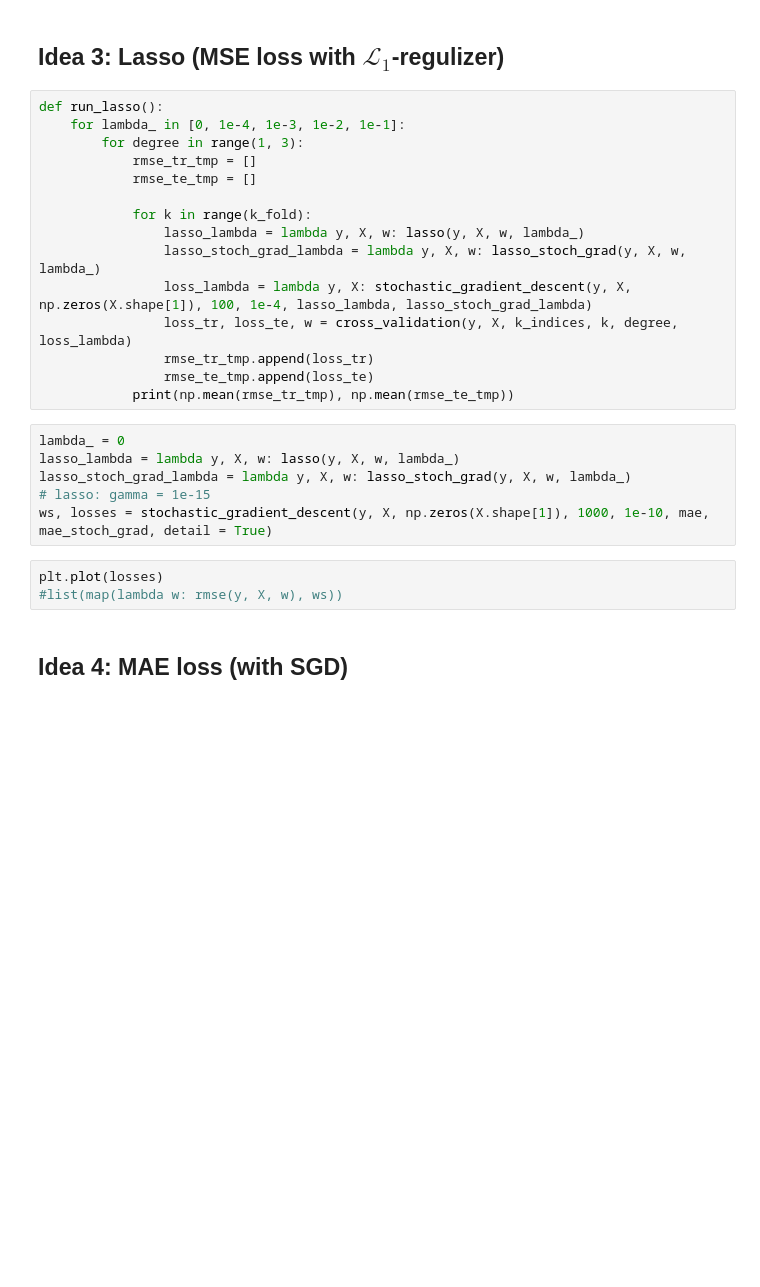
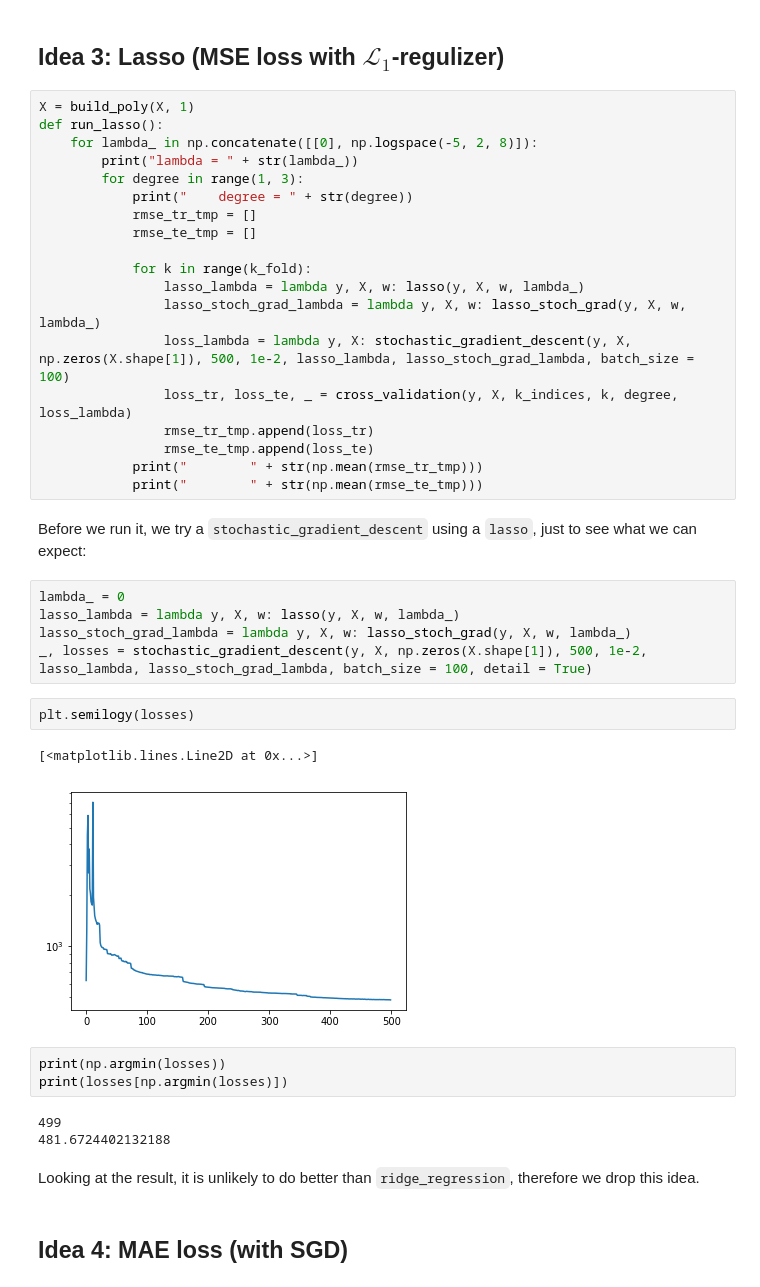
Before and after one commit to EtienneBonvin/cosmo_project, a Jupyter notebook: COSMO.ipynb, the cells around one changed output. Drawn from its saved outputs; the diff is of its cells as text; blank space fills up the shorter version.

Commit message:
MAE + lasso tested

```diff
--- a/COSMO.ipynb
+++ b/COSMO.ipynb
@@ -77,29 +118,44 @@ def run_ridge_regression():
 # %% [markdown]
 ## Idea 3: Lasso (MSE loss with $\mathcal{L}_1$-regulizer)
 # %%
+X = build_poly(X, 1)
 def run_lasso():
-    for lambda_ in [0, 1e-4, 1e-3, 1e-2, 1e-1]:
+    for lambda_ in np.concatenate([[0], np.logspace(-5, 2, 8)]):
+        print("lambda = " + str(lambda_))
         for degree in range(1, 3):
+            print("    degree = " + str(degree))
             rmse_tr_tmp = []
             rmse_te_tmp = []
 
             for k in range(k_fold):
                 lasso_lambda = lambda y, X, w: lasso(y, X, w, lambda_)
                 lasso_stoch_grad_lambda = lambda y, X, w: lasso_stoch_grad(y, X, w, lambda_)
-                loss_lambda = lambda y, X: stochastic_gradient_descent(y, X, np.zeros(X.shape[1]), 100, 1e-4, lasso_lambda, lasso_stoch_grad_lambda)
-                loss_tr, loss_te, w = cross_validation(y, X, k_indices, k, degree, loss_lambda)
+                loss_lambda = lambda y, X: stochastic_gradient_descent(y, X, np.zeros(X.shape[1]), 500, 1e-2, lasso_lambda, lasso_stoch_grad_lambda, batch_size = 100)
+                loss_tr, loss_te, _ = cross_validation(y, X, k_indices, k, degree, loss_lambda)
                 rmse_tr_tmp.append(loss_tr)
                 rmse_te_tmp.append(loss_te)
-            print(np.mean(rmse_tr_tmp), np.mean(rmse_te_tmp))
+            print("        " + str(np.mean(rmse_tr_tmp)))
+            print("        " + str(np.mean(rmse_te_tmp)))
+# %% [markdown]
+Before we run it, we try a `stochastic_gradient_descent` using a `lasso`, just to see what we can expect:
 # %%
 lambda_ = 0
 lasso_lambda = lambda y, X, w: lasso(y, X, w, lambda_)
 lasso_stoch_grad_lambda = lambda y, X, w: lasso_stoch_grad(y, X, w, lambda_)
-# lasso: gamma = 1e-15
-ws, losses = stochastic_gradient_descent(y, X, np.zeros(X.shape[1]), 1000, 1e-10, mae, mae_stoch_grad, detail = True)
+_, losses = stochastic_gradient_descent(y, X, np.zeros(X.shape[1]), 500, 1e-2, lasso_lambda, lasso_stoch_grad_lambda, batch_size = 100, detail = True)
-# %%
-plt.plot(losses)
-#list(map(lambda w: rmse(y, X, w), ws))
+# %%
+plt.semilogy(losses)
+# %% [output]
+[<matplotlib.lines.Line2D at 0x...>]
+[figure, added]
+# %%
+print(np.argmin(losses))
+print(losses[np.argmin(losses)])
+# %% [output]
+499
+481.6724402132188
+# %% [markdown]
+Looking at the result, it is unlikely to do better than `ridge_regression`, therefore we drop this idea.
 # %% [markdown]
 ## Idea 4: MAE loss (with SGD)
 # %%
```
Also changed, not shown: parts of 14 cells of this notebook, 1 other file.
